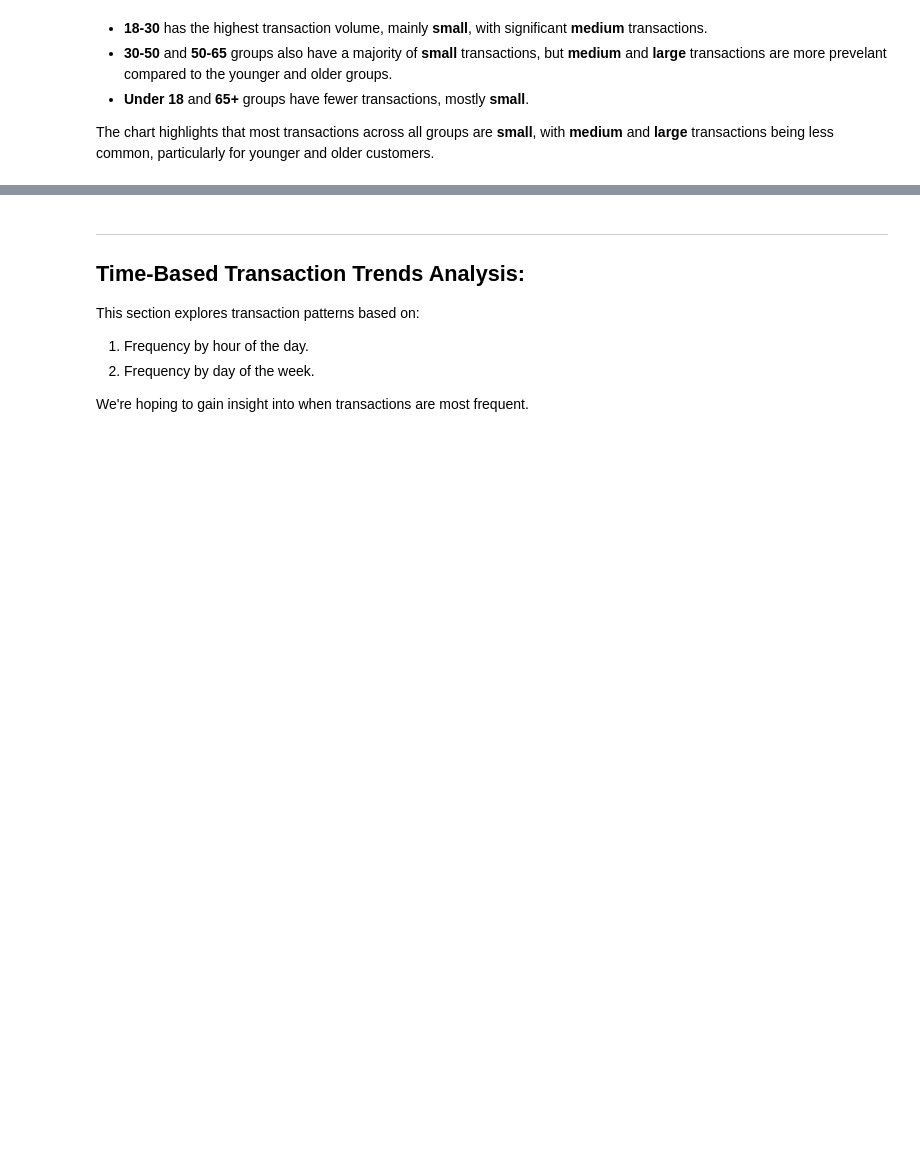
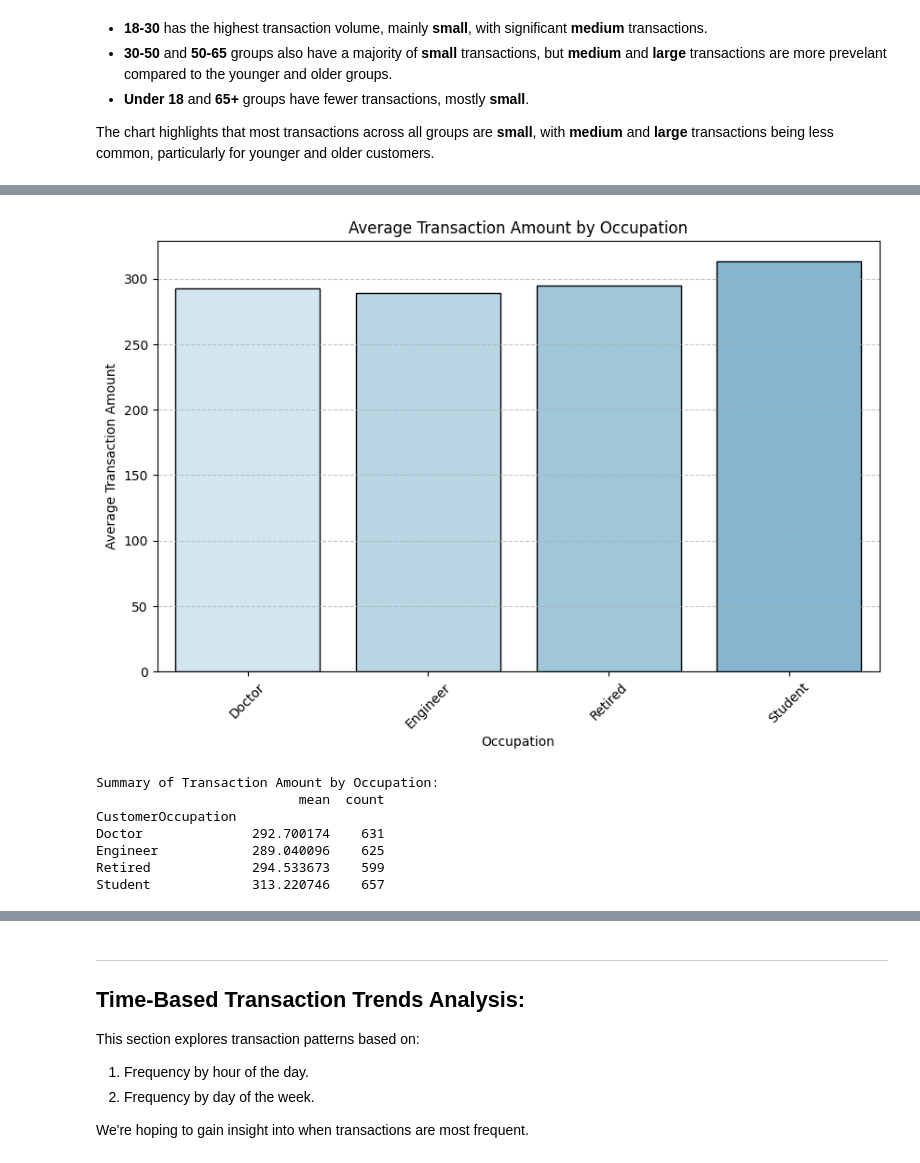
Before and after one commit to briannemcgrath/PFDA, a Jupyter notebook: project/project.ipynb, the cells around one changed output, grey strips where cells are left out. Drawn from its saved outputs; the diff is of its cells as text; code cells hidden in the pictures; blank space fills up the shorter version.

Commit message:
Formatting changes & Analysis on Occupation
- Rearranged cells from Loading Data & Initial Inspection
- Added analysis on Average Transaction by Occupation - visualisation and interpretations

```diff
--- a/project/project.ipynb
+++ b/project/project.ipynb
@@ -328,0 +345,29 @@ The chart highlights that most transactions across all groups are **small**, wit
+# %%
+# calculating average transaction amounts per occupation
+occupation_group = df.groupby('CustomerOccupation')['TransactionAmount'].agg(['mean', 'count'])
+
+#creating a custom colour palette
+colours = ['#cfe8f3', '#b3d8eb', '#96c9e3', '#79b9db', '#5caad3']
+
+# Plot the results
+plt.figure(figsize=(10, 6))
+sns.barplot(x=occupation_group.index, y=occupation_group['mean'], palette=colours, edgecolor='black')
+plt.title('Average Transaction Amount by Occupation')
+plt.xlabel('Occupation')
+plt.ylabel('Average Transaction Amount')
+plt.grid(axis='y', linestyle='--', alpha=0.7)
+plt.xticks(rotation=45)
+plt.show()
+
+#printing summary table
+print("Summary of Transaction Amount by Occupation:")
+print(occupation_group)
+# %% [output]
+[figure, added]
+Summary of Transaction Amount by Occupation:
+                          mean  count
+CustomerOccupation
+Doctor              292.700174    631
+Engineer            289.040096    625
+Retired             294.533673    599
+Student             313.220746    657
```
Also changed, not shown: parts of 22 cells of this notebook.
